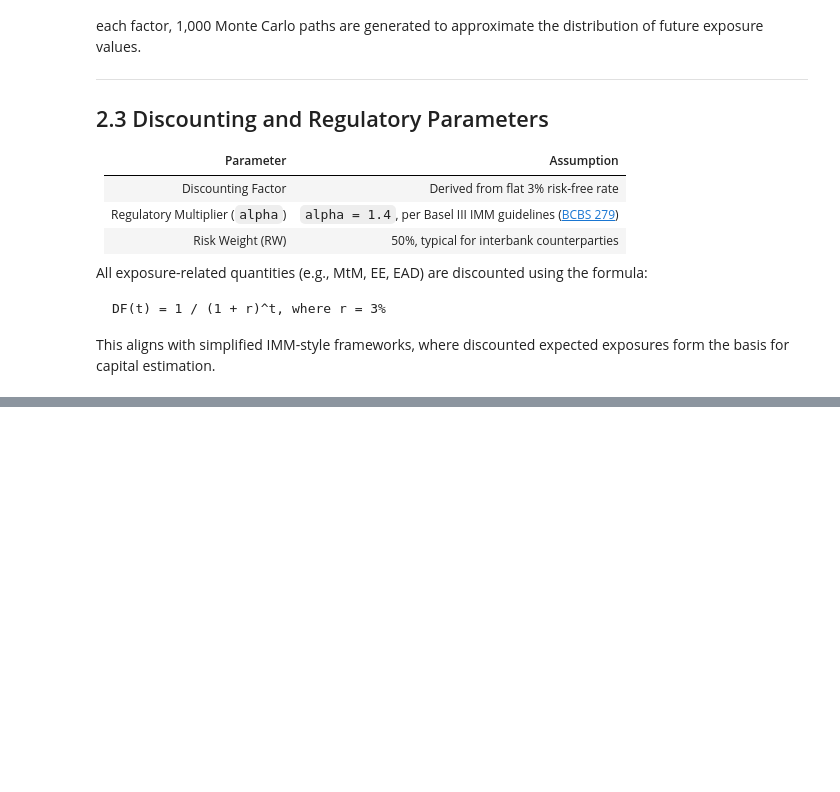
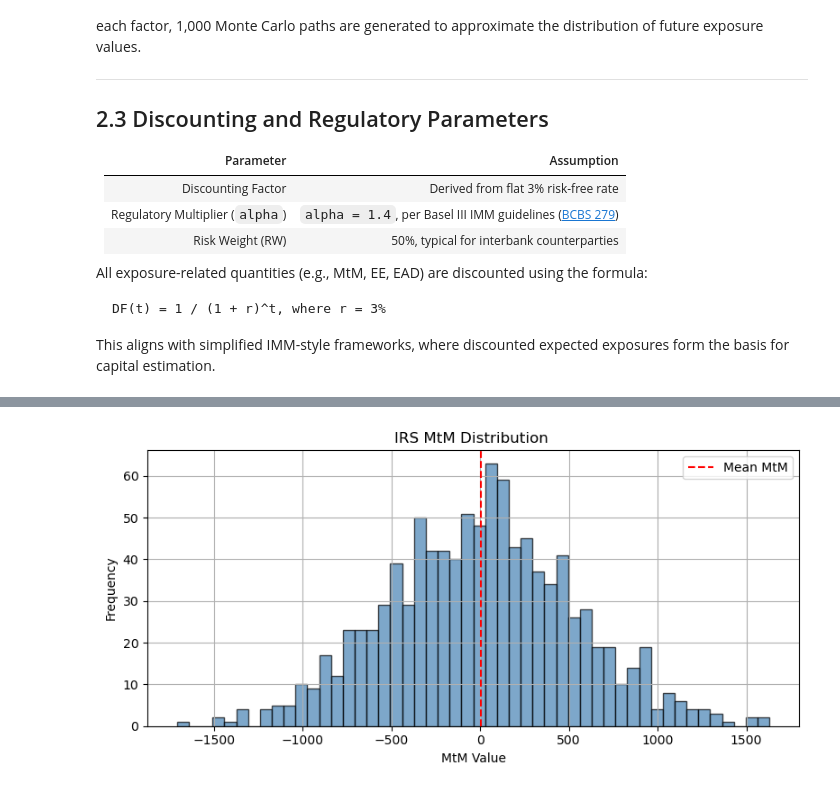
Before and after one commit to Hanz1995/Monte-Carlo-Simulation-of-Exposure-for-Derivatives-Portfolio, a Jupyter notebook: Monte Carlo Simulation of Exposure for Derivatives Portfolio.ipynb, the cells around one changed output, grey strips where cells are left out. Drawn from its saved outputs; the diff is of its cells as text; code cells hidden in the pictures; blank space fills up the shorter version.

```diff
--- a/Monte Carlo Simulation of Exposure for Derivatives Portfolio.ipynb
+++ b/Monte Carlo Simulation of Exposure for Derivatives Portfolio.ipynb
@@ -107,0 +380,17 @@ This aligns with simplified IMM-style frameworks, where discounted expected expo
+# %%
+# Call function for IRS
+mtm_irs = compute_product_mtm(libor_paths, contract_rate=0.03, notional=1_000_000, discount_rate=0.03, direction="payer")
+# %%
+# Plot
+plt.figure(figsize=(8, 4))
+plt.hist(mtm_irs, bins=50, alpha=0.7, color='steelblue', edgecolor='black')
+plt.axvline(np.mean(mtm_irs), color='red', linestyle='--', label='Mean MtM')
+plt.title("IRS MtM Distribution ")
+plt.xlabel("MtM Value")
+plt.ylabel("Frequency")
+plt.legend()
+plt.grid(True)
+plt.tight_layout()
+plt.show()
+# %% [output]
+[figure, added]
```
Also changed, not shown: parts of 28 cells of this notebook.
